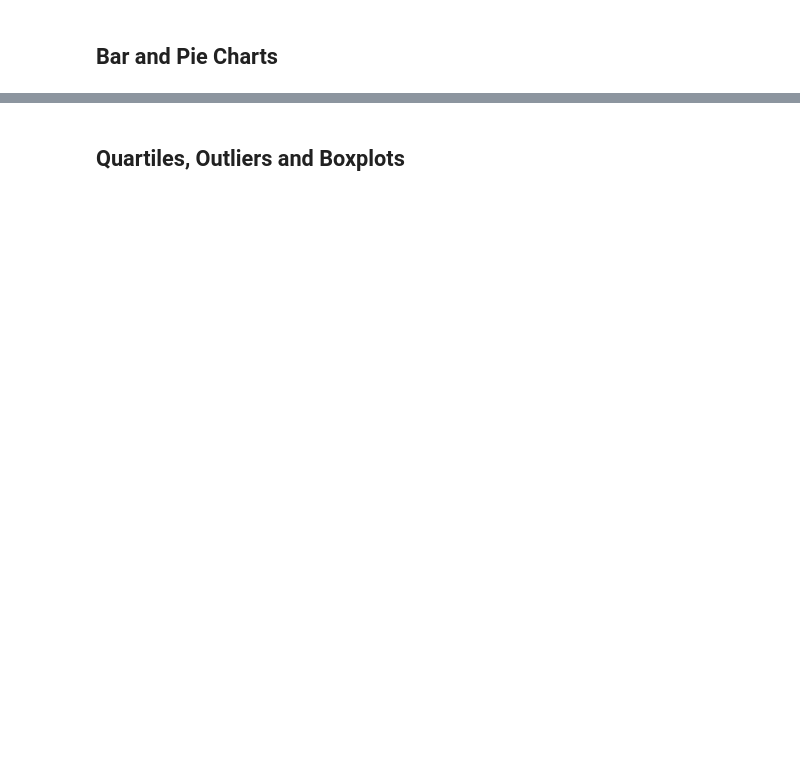
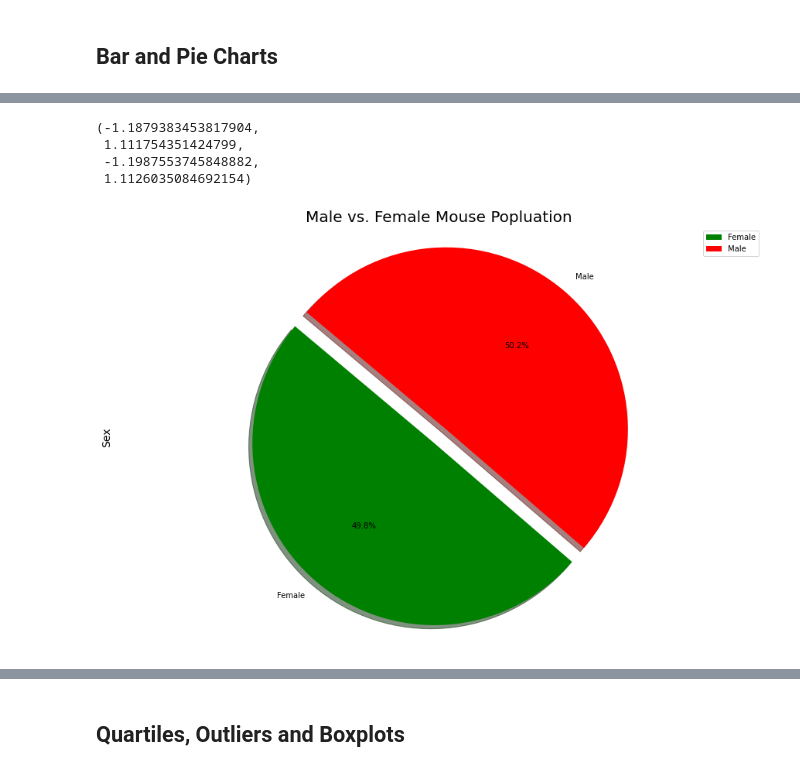
Before and after one commit to i1620/matplotlib-challenge, a Jupyter notebook: pymaceuticals.ipynb, the cells around one changed output, grey strips where cells are left out. Drawn from its saved outputs; the diff is of its cells as text; code cells hidden in the pictures; blank space fills up the shorter version.

```diff
--- a/pymaceuticals.ipynb
+++ b/pymaceuticals.ipynb
@@ -66,0 +201,22 @@ AttributeError: 'DataFrame' object has no attribute 'value_counts'
+# %%
+# Generate a pie plot showing the distribution of female versus male mice using pandas
+gender_group = clean_data.groupby(["Mouse ID","Sex"])
+gender_df = pd.DataFrame(gender_group.size())
+mouse_gender = pd.DataFrame(gender_df.groupby(["Sex"]).count())
+mouse_gender.columns = ["Gender Count"]
+mouse_gender["Percentage"] = (100*(mouse_gender["Gender Count"]/mouse_gender["Gender Count"].sum()))
+
+colors = ["Green", "Red"]
+explode = (0.1,0)
+plot = mouse_gender.plot.pie(y="Gender Count", figsize = (15,10),
+                             colors = colors, startangle = 140,
+                             explode =explode, shadow = True, autopct="%1.1f%%")
+plt.title("Male vs. Female Mouse Popluation", fontsize=20)
+plt.ylabel("Sex",fontsize = 14)
+plt.axis("equal",fontsize = 14)
+# %% [output]
+(-1.1879383453817904,
+ 1.111754351424799,
+ -1.1987553745848882,
+ 1.1126035084692154)
+[figure, added]
```
Also changed, not shown: parts of 30 cells of this notebook.
